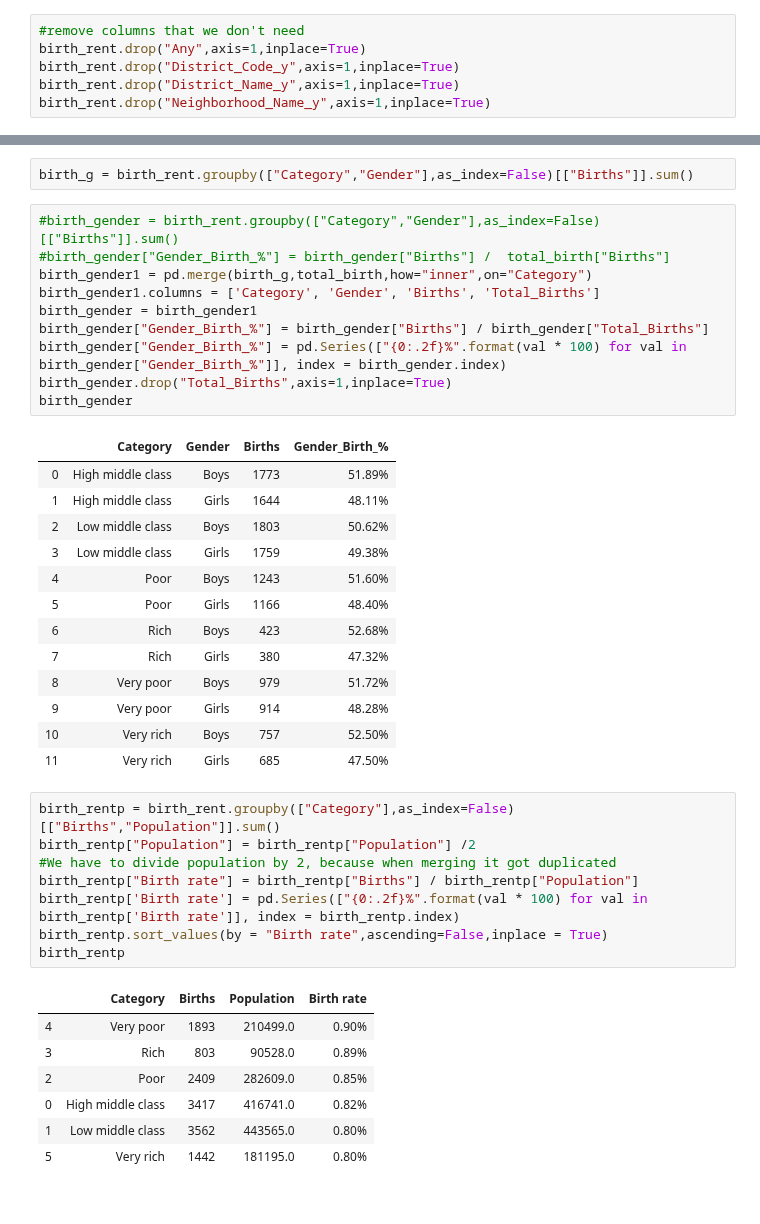
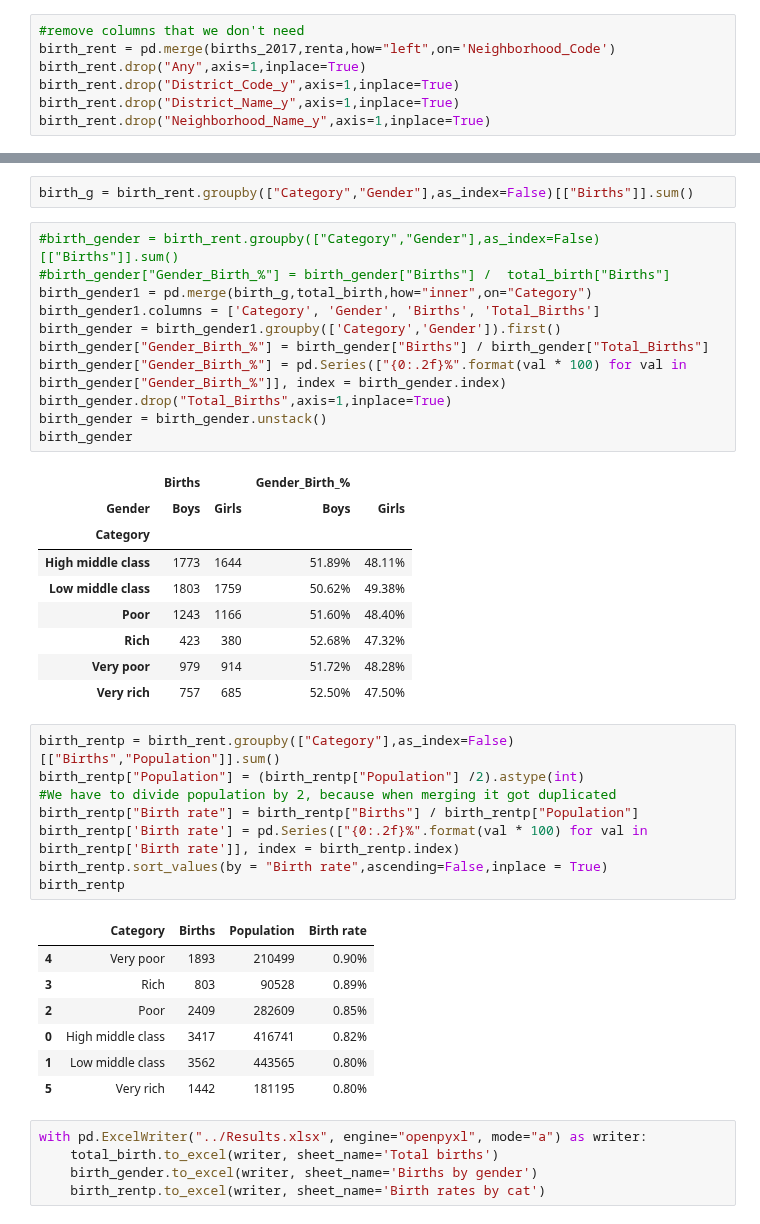
Before and after one commit to ta-data-bcn/Project-Week-2-Barcelona, a Jupyter notebook: your-project/Code/Birth_Data.ipynb, the cells around one changed output, grey strips where cells are left out. Saved outputs shown, nothing was run; the diff lists cells and outputs as text.

Commit message:
Final results

```diff
--- a/your-project/Code/Birth_Data.ipynb
+++ b/your-project/Code/Birth_Data.ipynb
@@ -70,6 +72,7 @@ renta["Population"].sum()
 1625137
 # %%
 #remove columns that we don't need
+birth_rent = pd.merge(births_2017,renta,how="left",on='Neighborhood_Code')
 birth_rent.drop("Any",axis=1,inplace=True)
 birth_rent.drop("District_Code_y",axis=1,inplace=True)
 birth_rent.drop("District_Name_y",axis=1,inplace=True)
@@ -110,30 +113,27 @@ birth_g = birth_rent.groupby(["Category","Gender"],as_index=False)[["Births"]].s
 # %%
 #birth_gender = birth_rent.groupby(["Category","Gender"],as_index=False)[["Births"]].sum()
 #birth_gender["Gender_Birth_%"] = birth_gender["Births"] /  total_birth["Births"]
 birth_gender1 = pd.merge(birth_g,total_birth,how="inner",on="Category")
 birth_gender1.columns = ['Category', 'Gender', 'Births', 'Total_Births']
-birth_gender = birth_gender1
+birth_gender = birth_gender1.groupby(['Category','Gender']).first()
 birth_gender["Gender_Birth_%"] = birth_gender["Births"] / birth_gender["Total_Births"]
 birth_gender["Gender_Birth_%"] = pd.Series(["{0:.2f}%".format(val * 100) for val in birth_gender["Gender_Birth_%"]], index = birth_gender.index)
 birth_gender.drop("Total_Births",axis=1,inplace=True)
+birth_gender = birth_gender.unstack()
 birth_gender
 # %% [output]
-|  | Category | Gender | Births | Gender_Birth_% |
-| 0 | High middle class | Boys | 1773 | 51.89% |
-| 1 | High middle class | Girls | 1644 | 48.11% |
-| 2 | Low middle class | Boys | 1803 | 50.62% |
-| 3 | Low middle class | Girls | 1759 | 49.38% |
-| 4 | Poor | Boys | 1243 | 51.60% |
-| 5 | Poor | Girls | 1166 | 48.40% |
-| 6 | Rich | Boys | 423 | 52.68% |
-| 7 | Rich | Girls | 380 | 47.32% |
-| 8 | Very poor | Boys | 979 | 51.72% |
-| 9 | Very poor | Girls | 914 | 48.28% |
-| 10 | Very rich | Boys | 757 | 52.50% |
-| 11 | Very rich | Girls | 685 | 47.50% |
+|  | Births |  | Gender_Birth_% |  |
+| Gender | Boys | Girls | Boys | Girls |
+| Category |  |  |  |  |
+| High middle class | 1773 | 1644 | 51.89% | 48.11% |
+| Low middle class | 1803 | 1759 | 50.62% | 49.38% |
+| Poor | 1243 | 1166 | 51.60% | 48.40% |
+| Rich | 423 | 380 | 52.68% | 47.32% |
+| Very poor | 979 | 914 | 51.72% | 48.28% |
+| Very rich | 757 | 685 | 52.50% | 47.50% |
 # %%
 birth_rentp = birth_rent.groupby(["Category"],as_index=False)[["Births","Population"]].sum()
-birth_rentp["Population"] = birth_rentp["Population"] /2
+birth_rentp["Population"] = (birth_rentp["Population"] /2).astype(int)
 #We have to divide population by 2, because when merging it got duplicated
 birth_rentp["Birth rate"] = birth_rentp["Births"] / birth_rentp["Population"]
 birth_rentp['Birth rate'] = pd.Series(["{0:.2f}%".format(val * 100) for val in birth_rentp['Birth rate']], index = birth_rentp.index)
@@ -141,9 +141,14 @@ birth_rentp.sort_values(by = "Birth rate",ascending=False,inplace = True)
 birth_rentp
 # %% [output]
 |  | Category | Births | Population | Birth rate |
-| 4 | Very poor | 1893 | 210499.0 | 0.90% |
-| 3 | Rich | 803 | 90528.0 | 0.89% |
-| 2 | Poor | 2409 | 282609.0 | 0.85% |
-| 0 | High middle class | 3417 | 416741.0 | 0.82% |
-| 1 | Low middle class | 3562 | 443565.0 | 0.80% |
-| 5 | Very rich | 1442 | 181195.0 | 0.80% |
+| 4 | Very poor | 1893 | 210499 | 0.90% |
+| 3 | Rich | 803 | 90528 | 0.89% |
+| 2 | Poor | 2409 | 282609 | 0.85% |
+| 0 | High middle class | 3417 | 416741 | 0.82% |
+| 1 | Low middle class | 3562 | 443565 | 0.80% |
+| 5 | Very rich | 1442 | 181195 | 0.80% |
+# %%
+with pd.ExcelWriter("../Results.xlsx", engine="openpyxl", mode="a") as writer:
+    total_birth.to_excel(writer, sheet_name='Total births')
+    birth_gender.to_excel(writer, sheet_name='Births by gender')
+    birth_rentp.to_excel(writer, sheet_name='Birth rates by cat')
```
Also changed, not shown: parts of 2 cells of this notebook, 4 other files.
